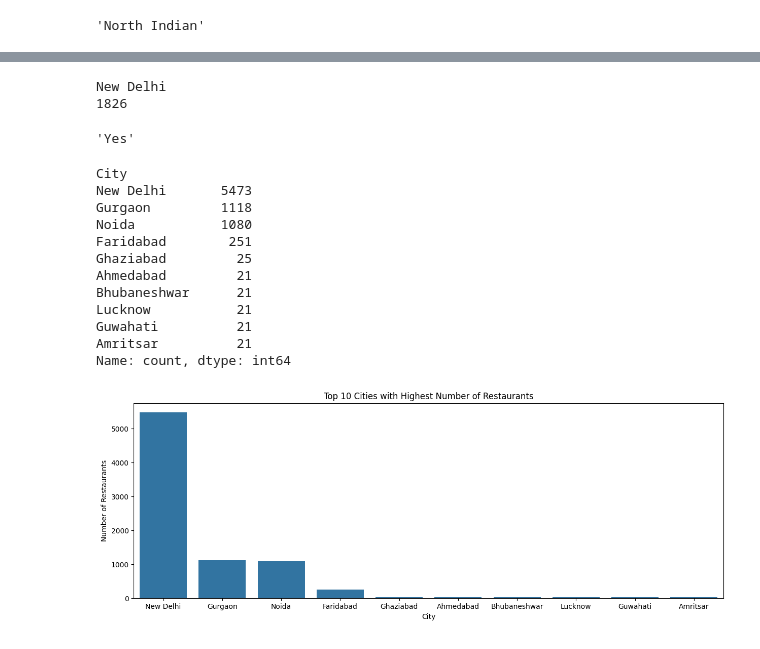
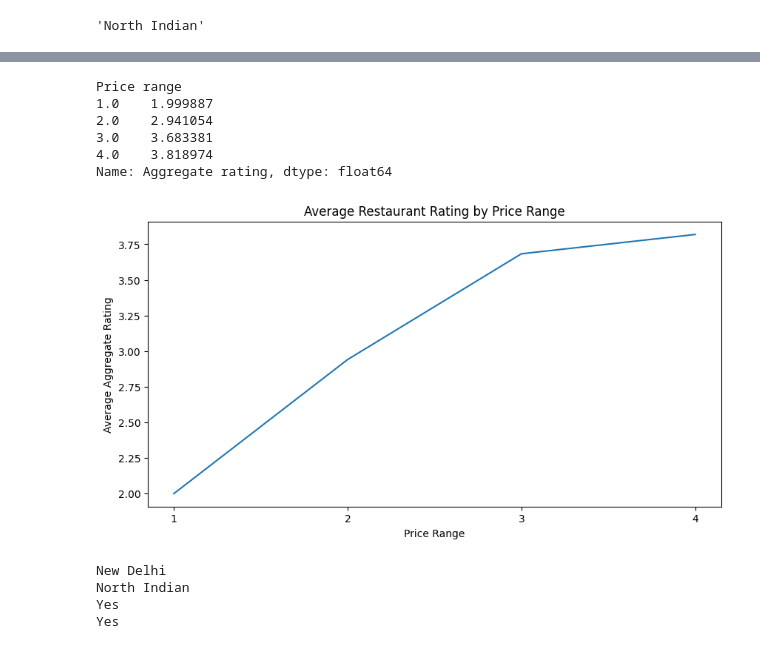
Before and after one commit to bojannithya-tech/nithyabojan, a Jupyter notebook: Assignment1.ipynb, the cells around one changed output, grey strips where cells are left out. Cells and saved outputs as stored; diff of their text form; code cells hidden in the pictures.

```diff
--- a/Assignment1.ipynb
+++ b/Assignment1.ipynb
@@ -132,54 +238,42 @@ Name: count, dtype: int64
+# %%
+#5.Line Chart
+#a. Average restaurant rating by Price Range.
+
+avg_rating = data.groupby('Price range')['Aggregate rating'].mean()
+print(avg_rating)
+
+plt.figure(figsize=(10,5))
+plt.plot(avg_rating.index, avg_rating.values)
+plt.title("Average Restaurant Rating by Price Range")
+plt.xlabel("Price Range")
+plt.ylabel("Average Aggregate Rating")
+plt.xticks(avg_rating.index)
+plt.show()
+# %% [output]
+Price range
+1.0    1.999887
+2.0    2.941054
+3.0    3.683381
+4.0    3.818974
+Name: Aggregate rating, dtype: float64
+[figure, added]
 # %%
-"""
-Part 4 — Insights & Conclusion
-Based on your analysis, answer the following:
-
-"""
 #1. Which city has the highest restaurant presence?
 print(data['City'].value_counts().idxmax())
 
 
 #2. What is the most popular cuisine?
-print(data['Cuisines'].nunique())
-data['Cuisines'].dropna().str.split(',').explode().value_counts().idxmax()
+print(data['Cuisines'].dropna().str.split(',').explode().value_counts().idxmax())
 
 #3. Do restaurants with Online Delivery generally have higher ratings?
-data.groupby('Has Online delivery')['Aggregate rating'].mean().idxmax()
+print(data.groupby('Has Online delivery')['Aggregate rating'].mean().idxmax())
 
 #4. Do restaurants offering Table Booking receive better ratings?
-data.groupby('Has Table booking')['Aggregate rating'].mean().idxmax()
+print(data.groupby('Has Table booking')['Aggregate rating'].mean().idxmax())
 
 #5. What did you learn from analyzing this dataset?
 # %% [output]
 New Delhi
-1826
+North Indian
+Yes
+Yes
-'Yes'
-# %%
-"""
-Part 3 — Data Visualization
-Create appropriate visualizations using Matplotlib and/or Seaborn.
-"""
-#1. Bar Chart
-#a. Top 10 cities with the highest number of restaurants.
-top_cities = data['City'].value_counts().head(10)
-print(top_cities)
-plt.figure(figsize=(15,5))
-sns.barplot(y=top_cities.values, x=top_cities.index)
-plt.title("Top 10 Cities with Highest Number of Restaurants")
-plt.ylabel("Number of Restaurants")
-plt.xlabel("City")
-plt.show()
-# %% [output]
-City
-New Delhi       5473
-Gurgaon         1118
-Noida           1080
-Faridabad        251
-Ghaziabad         25
-Ahmedabad         21
-Bhubaneshwar      21
-Lucknow           21
-Guwahati          21
-Amritsar          21
-Name: count, dtype: int64
-[figure, removed]
```
Also changed, not shown: parts of 13 cells of this notebook.
